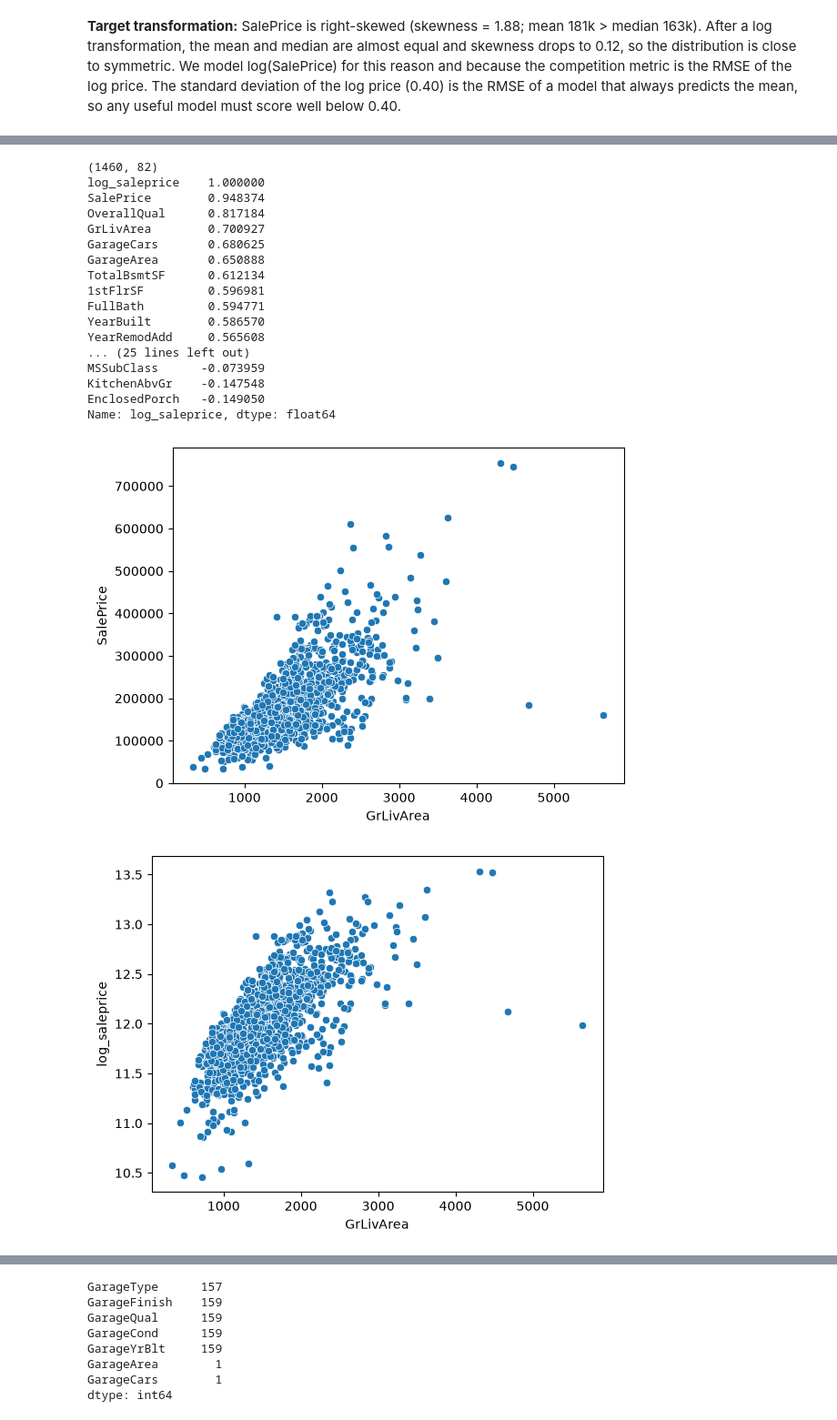
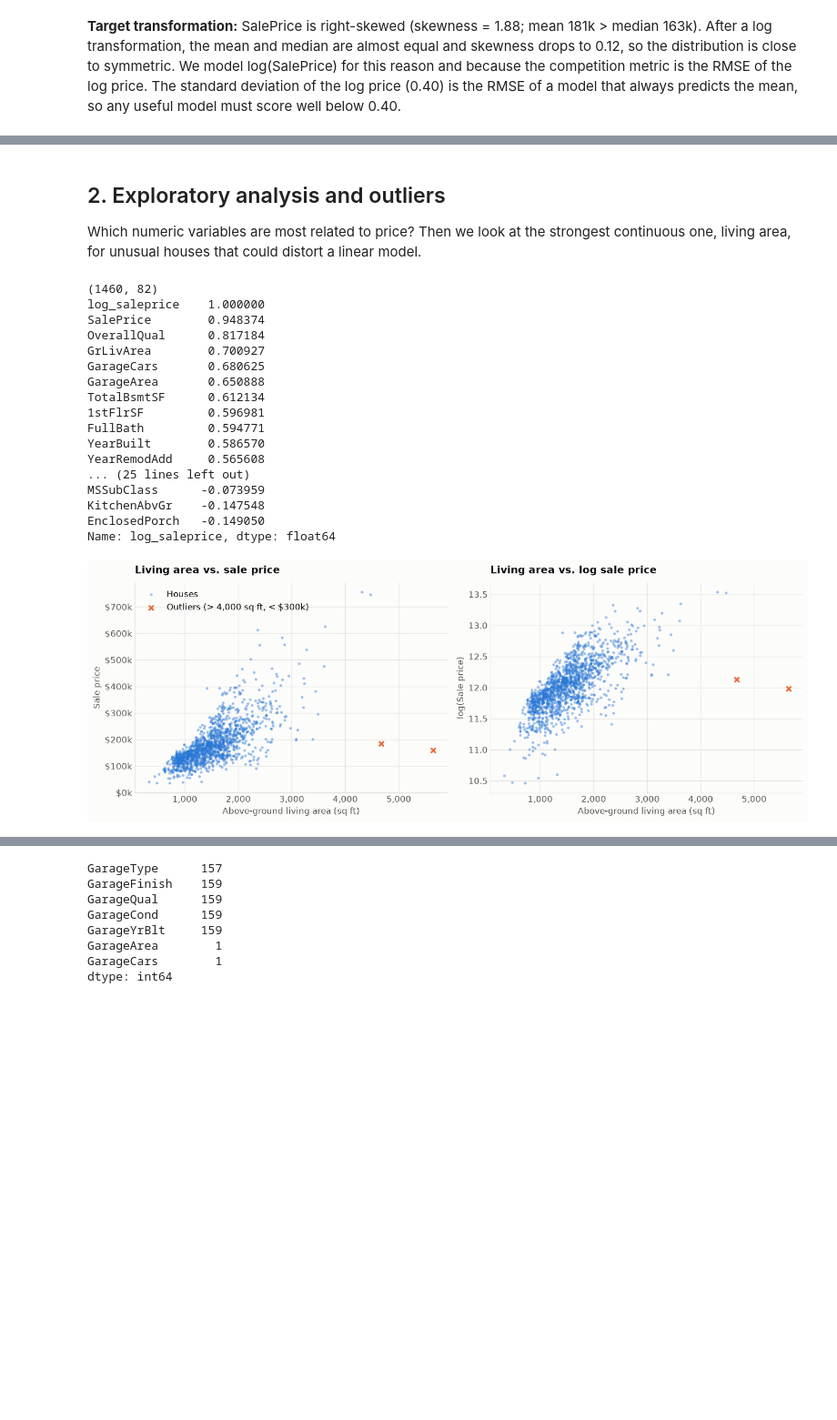
Before and after one commit to zarahelisa/ml_project_01, a Jupyter notebook: project_1_house_prices_zarah_dominguez.ipynb, the cells around one changed output, grey strips where cells are left out. Shown at 91% size. Drawn from its saved outputs; the diff is of its cells as text; code cells hidden in the pictures; blank space fills up the shorter version.

```diff
--- a/project_1_house_prices_zarah_dominguez.ipynb
+++ b/project_1_house_prices_zarah_dominguez.ipynb
@@ -37,3 +88,21 @@ max    755000.000000      13.534473
 SalePrice        1.882876
 log_saleprice    0.121335
 dtype: float64
+# %%
+# Distribution of the target before and after the log transformation
+fig, axes = plt.subplots(1, 2, figsize=(12, 4.2))
+
+axes[0].hist(train["SalePrice"], bins=50, color=BLUE, edgecolor=SURFACE, linewidth=0.6)
+axes[0].xaxis.set_major_formatter(dollars)
+axes[0].set_xlabel("Sale price")
+axes[0].set_title(f"Sale price (skewness = {train['SalePrice'].skew():.2f})")
+
+axes[1].hist(train["log_saleprice"], bins=50, color=BLUE, edgecolor=SURFACE, linewidth=0.6)
+axes[1].set_xlabel("log(Sale price)")
+axes[1].set_title(f"log(Sale price) (skewness = {train['log_saleprice'].skew():.2f})")
+
+for ax in axes:
+    ax.set_ylabel("Number of houses")
+    ax.grid(axis="x", visible=False)
+plt.tight_layout()
+plt.show()
@@ -44,3 +113,6 @@ dtype: float64
+# %% [markdown]
+## 2. Exploratory analysis and outliers
+Which numeric variables are most related to price? Then we look at the strongest continuous one, living area, for unusual houses that could distort a linear model.
 # %%
 print(train.shape)   # (1460, 82)
 corr_saleprice = train.corr(numeric_only=True)['log_saleprice'].sort_values(ascending=False)
@@ -49,42 +121,55 @@ print(corr_saleprice)
 # The most correlated variables with log price are OverallQual (0.82), GrLivArea (0.70)
 # and GarageCars (0.68). OverallQual and GarageCars are discrete (1-10 and 0-4),
 # so we use a scatter of GrLivArea, the top continuous variable, to look for outliers
-sns.scatterplot(data=train, x='GrLivArea', y='SalePrice')
-plt.show()
+is_outlier = (train['GrLivArea'] > 4000) & (train['SalePrice'] < 300000)
 
-sns.scatterplot(data=train, x='GrLivArea', y='log_saleprice')
+fig, axes = plt.subplots(1, 2, figsize=(13, 4.8))
+for ax, col, label in [(axes[0], 'SalePrice', 'Sale price'),
+                       (axes[1], 'log_saleprice', 'log(Sale price)')]:
+    ax.scatter(train.loc[~is_outlier, 'GrLivArea'], train.loc[~is_outlier, col],
+               s=12, color=BLUE, alpha=0.45, edgecolors='none', label='Houses')
+    ax.scatter(train.loc[is_outlier, 'GrLivArea'], train.loc[is_outlier, col],
+               s=90, marker='X', color=ORANGE, edgecolors=SURFACE, linewidths=1.2,
+               zorder=3, label='Outliers (> 4,000 sq ft, < $300k)')
+    ax.set_xlabel('Above-ground living area (sq ft)')
+    ax.set_ylabel(label)
+    ax.xaxis.set_major_formatter(thousands)
+axes[0].yaxis.set_major_formatter(dollars)
+axes[0].set_title('Living area vs. sale price')
+axes[1].set_title('Living area vs. log sale price')
+axes[0].legend(loc='upper left')
+plt.tight_layout()
 plt.show()
 
 # In both scatters, two houses are very large but sold very cheaply, far below the
 # trend. They would distort the linear fit, so I remove them (from train only)
-train = train[~((train['GrLivArea'] > 4000) & (train['SalePrice'] < 300000))]
+train = train[~is_outlier]
 y = train['log_saleprice']
 print(train.shape)   # (1458, 82)
 
 # After removing the 2 outliers, the correlation of GrLivArea with log price
 # rises from 0.70 to 0.73
 corr_saleprice = train.corr(numeric_only=True)['log_saleprice'].sort_values(ascending=False)
 print(corr_saleprice)
 # %% [output]
 (1460, 82)
 log_saleprice    1.000000
 SalePrice        0.948374
 OverallQual      0.817184
 GrLivArea        0.700927
 GarageCars       0.680625
 GarageArea       0.650888
 TotalBsmtSF      0.612134
 1stFlrSF         0.596981
 FullBath         0.594771
 YearBuilt        0.586570
 YearRemodAdd     0.565608
 ... (25 lines left out)
 MSSubClass      -0.073959
 KitchenAbvGr    -0.147548
 EnclosedPorch   -0.149050
 Name: log_saleprice, dtype: float64
-[figure, old version]
+[figure, new version]
-[figure, removed]
 (1458, 82)
 log_saleprice    1.000000
 SalePrice        0.948395
```
Also changed, not shown: parts of 25 cells of this notebook, 1 other file.
